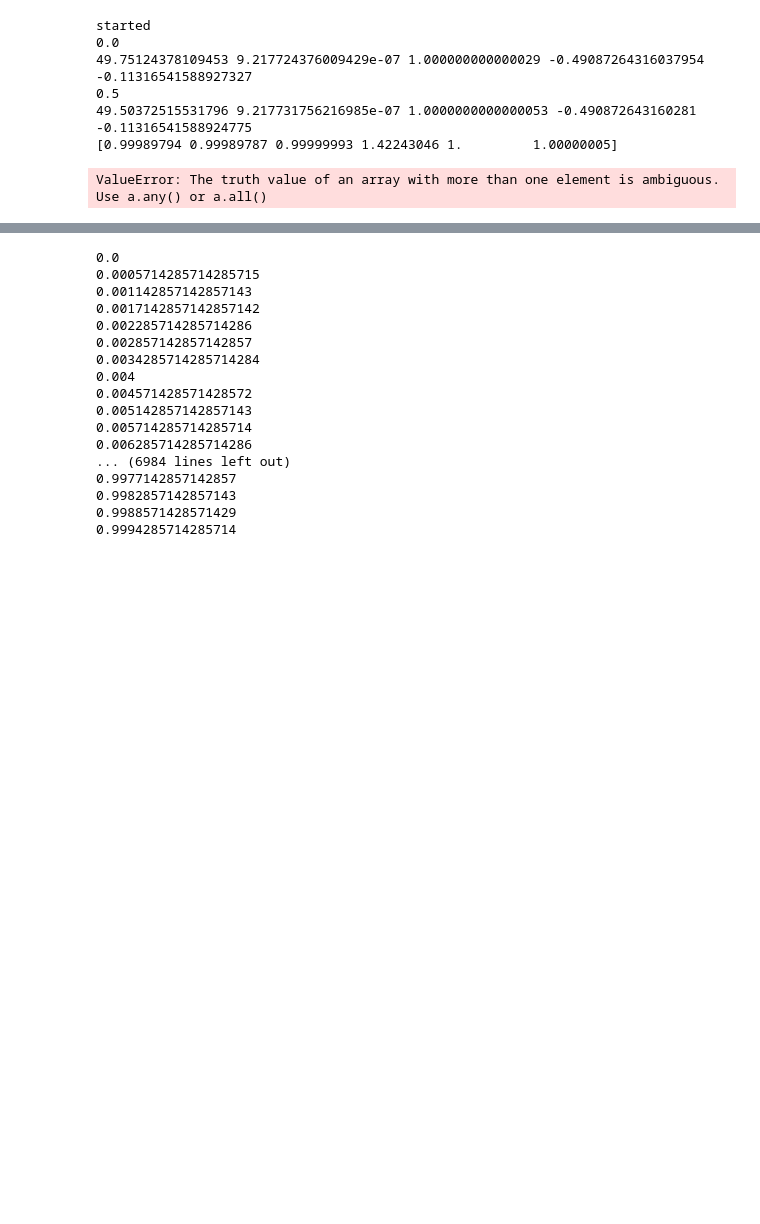
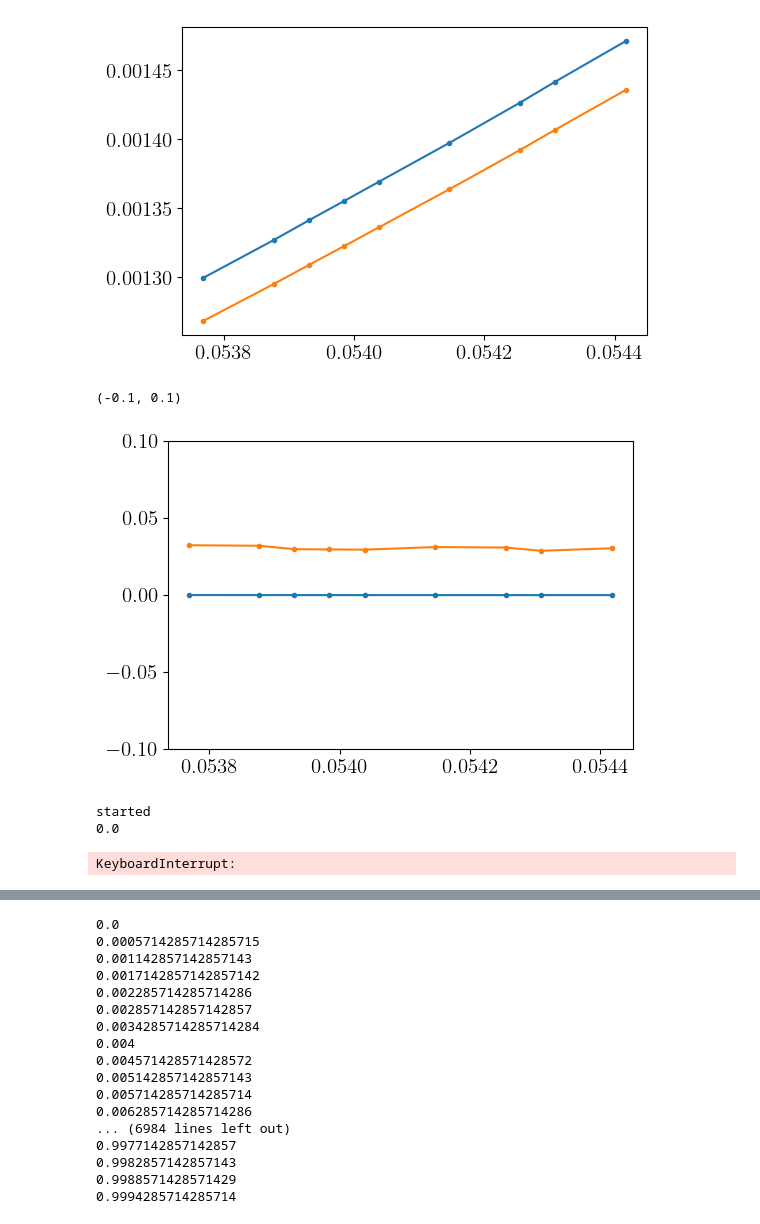
Before and after one commit to anastuhec/30-03-slike, a Jupyter notebook: 25-03-test.ipynb, the cells around one changed output, grey strips where cells are left out. Drawn from its saved outputs; the diff is of its cells as text; code cells hidden in the pictures; blank space fills up the shorter version.

```diff
--- a/25-03-test.ipynb
+++ b/25-03-test.ipynb
@@ -93,24 +127,65 @@ gap = 1.016
+# %%
+def collect_data(self):
+    data = {"delta_bs": np.array(self.delta_bs),
+            "delta_cs": np.array(self.delta_cs),
+            "ns0": np.array(self.ns0),
+            "ns1": np.array(self.ns1),
+            "gaps": np.array(self.gaps),
+            "mus": np.array(self.mus),
+            "errors": np.array(self.errors),
+            "occupations": np.array(self.occupations),
+            "Ts": np.array(self.Ts),
+            "mean_energies": np.array(self.mean_energies),
+            "L11": np.array(self.L11),
+            "L12": np.array(self.L12),
+            "L22" : np.array(self.L22),
+            "L12q": np.array(self.L12q),
+            "L11_boltz": np.array(self.L11_boltz),
+            "L12_boltz": np.array(self.L12_boltz),
+            "L22_boltz": np.array(self.L22_boltz),
+            "L11_0": np.array(self.L11_0),
+            "L11_corr": np.array(self.L11_corr),
+            "L12_0": np.array(self.L12_0),
+            "L12_corr": np.array(self.L12_corr),
+            "L12q_0": np.array(self.L12q_0),
+            "L12q_corr": np.array(self.L12q_corr),
+            "phys_parameters" : np.array(self.phys_parameters),
+            "Gammas": self.Gammas,
+            "include_hartree" : self.include_hartree}
+    return data
+# %%
+data = collect_data(m)
+# %%
+g = 0
+plt.plot(m.Ts, data['L11_0'], '.-')
+plt.plot(m.Ts, data['L11_corr'], '.-')
+#plt.plot(data['Ts'],data['L12_corr'][:,g])
+plt.show()
+
+plt.plot(m.Ts, data['L12_0'], '.-')
+plt.plot(m.Ts, data['L12_corr'], '.-')
+plt.ylim(-0.1,0.1)
+# %% [output]
+[figure, added]
+(-0.1, 0.1)
+[figure, added]
 # %%
 ''' 2. heat up to a low temperature '''
 beta0 = 50
 scale = 1.005
-betas = beta0/scale**np.arange(1,3)
+betas = beta0/scale**np.arange(1,8)
 stops = [int(np.emath.logn(scale, beta0/beta)) for beta in betas]
 Ts = 1/betas
 maxbrentq = 20
 
 # set parameters below to random values, because I will not compute transport coefficients in this temperature sweep
 Gammas = [0.005]
-params = {'Nomega' : 1000, 'eps' : 1e-5, 'L' : 1000, 'deg' : 5000, 'omega0' : 1e-2, 'scale' : 5}
+params = {'Nomega' : 1000, 'eps' : 1e-5, 'L' : 1000, 'deg' : 5000, 'omega0' : 1e-2, 'scale' : 5, 'eps2' : 1e-5}
 
 
 m.run_Tdependence(betas, stops, Gammas, params, maxbrentq, evaluate_transport_DC=True, evaluate_vertex_DC=True)
 # %% [output]
 started
 0.0
-49.75124378109453 9.217724376009429e-07 1.000000000000029 -0.49087264316037954 -0.11316541588927327
-0.5
-49.50372515531796 9.217731756216985e-07 1.0000000000000053 -0.490872643160281 -0.11316541588924775
-[0.99989794 0.99989787 0.99999993 1.42243046 1.         1.00000005]
-ValueError: The truth value of an array with more than one element is ambiguous. Use a.any() or a.all()
+KeyboardInterrupt:
 # %%
```
Also changed, not shown: parts of 4 cells of this notebook, 2 other files.
